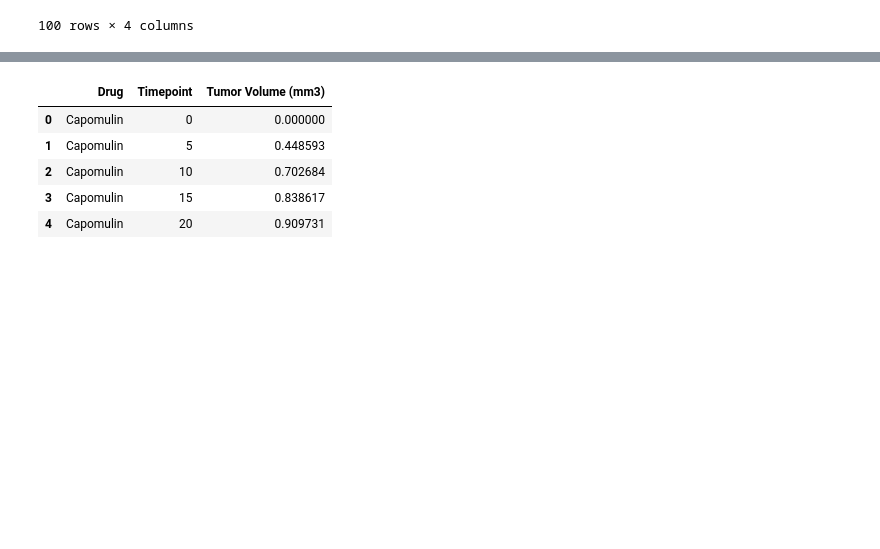
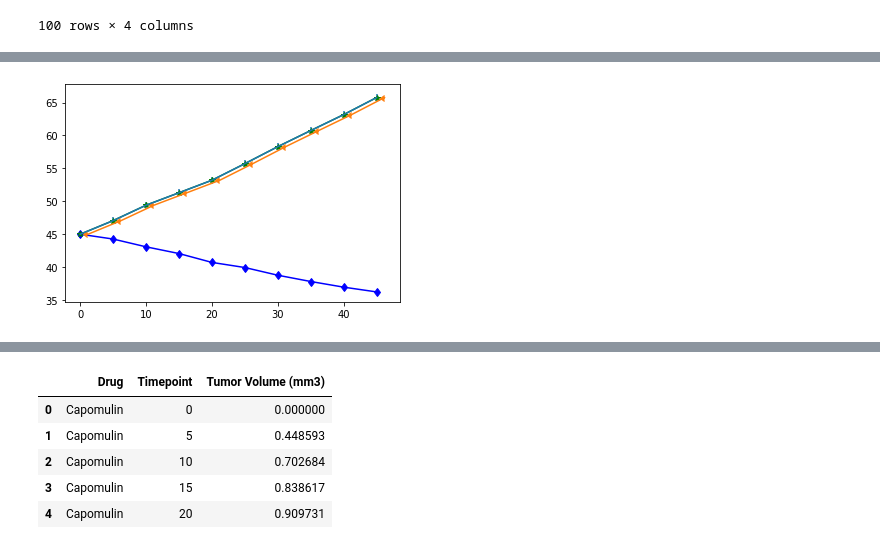
Before and after one commit to grybk1/matplotlib-challange, a Jupyter notebook: Pymaceuticals/pymaceuticals_starter.ipynb, the cells around one changed output, grey strips where cells are left out. Saved outputs shown, nothing was run; the diff lists cells and outputs as text; code cells hidden in the pictures; blank space fills up the shorter version.

```diff
--- a/Pymaceuticals/pymaceuticals_starter.ipynb
+++ b/Pymaceuticals/pymaceuticals_starter.ipynb
@@ -135,0 +184,34 @@ plt.show()
+# %%
+
+#x_axis=[1,2,3,4,5]
+#y_axis=[1.0,1.1,1.5,1.3,1.4]
+
+yerror=.5
+
+
+drug_s='Capomulin'
+x_axis=grouped_df.loc[grouped_df["Drug"]==drug_s,["Timepoint"]].to_numpy()
+y_axis=grouped_df.loc[grouped_df["Drug"]==drug_s,["Tumor Volume (mm3)"]].to_numpy()
+Capomulin,=plt.plot(x_axis,y_axis, color="blue", label=drug_s ,marker="d")
+
+
+
+drug_s='Infubinol'
+x_axis=grouped_df.loc[grouped_df["Drug"]==drug_s,["Timepoint"]].to_numpy()
+y_axis=grouped_df.loc[grouped_df["Drug"]==drug_s,["Tumor Volume (mm3)"]].to_numpy()
+Infubinol,=plt.plot(x_axis,y_axis, color="green", label=drug_s ,marker="*" )
+
+
+
+plt.errorbar(x_axis,y_axis, yerr=yerror )
+plt.errorbar(x_axis + 1.2, y_axis, xerr=0.1, xuplims=True, label='xuplims=True')
+
+#Capomulin,=plt.plot(x_axis,y_axis, marker='o')
+
+#yerror=.9
+
+
+
+plt.show()
+# %% [output]
+[figure, added]
```
Also changed, not shown: parts of 4 cells of this notebook, 8 other files.
